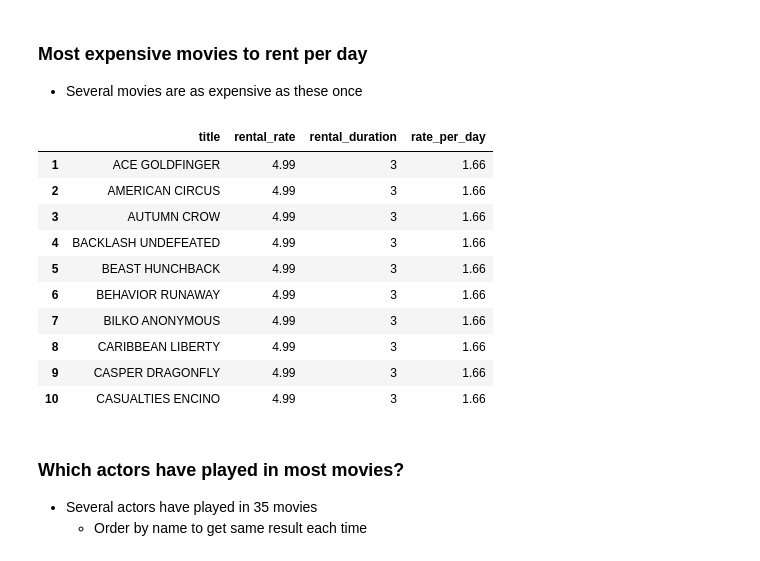
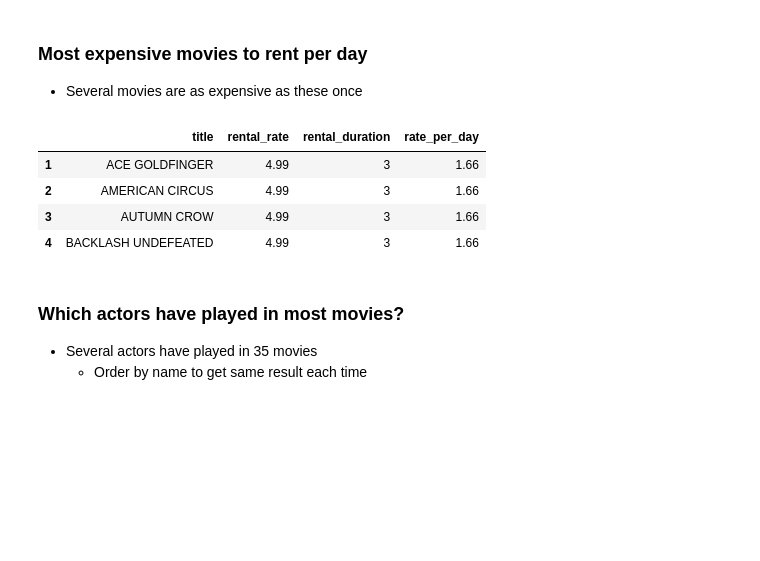
Before and after one commit to Anja-Sche/Lab_SQL_Anja_Scherwall_DE25, a Jupyter notebook: stakeholder_report.ipynb, the cells around one changed output. Cells and saved outputs as stored; diff of their text form; code cells hidden in the pictures; blank space fills up the shorter version.

```diff
--- a/stakeholder_report.ipynb
+++ b/stakeholder_report.ipynb
@@ -113,35 +101,29 @@ length_statistics
 # %%
 # most expensive movies to rent per day
 # several movies are as expensive as these once
 most_expensive_movies = duckdb.sql("""
             SELECT
                 title,
                 rental_rate,
                 rental_duration,
                 ROUND(rental_rate / rental_duration, 2) AS rate_per_day
             FROM
                 film
             ORDER BY
                 rate_per_day DESC,
                 title ASC
             LIMIT
                 10;
 """).df()
 most_expensive_movies.index = most_expensive_movies.index + 1
 
-most_expensive_movies
+most_expensive_movies.head(4)
 # %% [output]
 |  | title | rental_rate | rental_duration | rate_per_day |
 | 1 | ACE GOLDFINGER | 4.99 | 3 | 1.66 |
 | 2 | AMERICAN CIRCUS | 4.99 | 3 | 1.66 |
 | 3 | AUTUMN CROW | 4.99 | 3 | 1.66 |
 | 4 | BACKLASH UNDEFEATED | 4.99 | 3 | 1.66 |
-| 5 | BEAST HUNCHBACK | 4.99 | 3 | 1.66 |
-| 6 | BEHAVIOR RUNAWAY | 4.99 | 3 | 1.66 |
-| 7 | BILKO ANONYMOUS | 4.99 | 3 | 1.66 |
-| 8 | CARIBBEAN LIBERTY | 4.99 | 3 | 1.66 |
-| 9 | CASPER DRAGONFLY | 4.99 | 3 | 1.66 |
-| 10 | CASUALTIES ENCINO | 4.99 | 3 | 1.66 |
 # %% [markdown]
 ### Which actors have played in most movies?
 - Several actors have played in 35 movies
```
Also changed, not shown: parts of 5 cells of this notebook.
